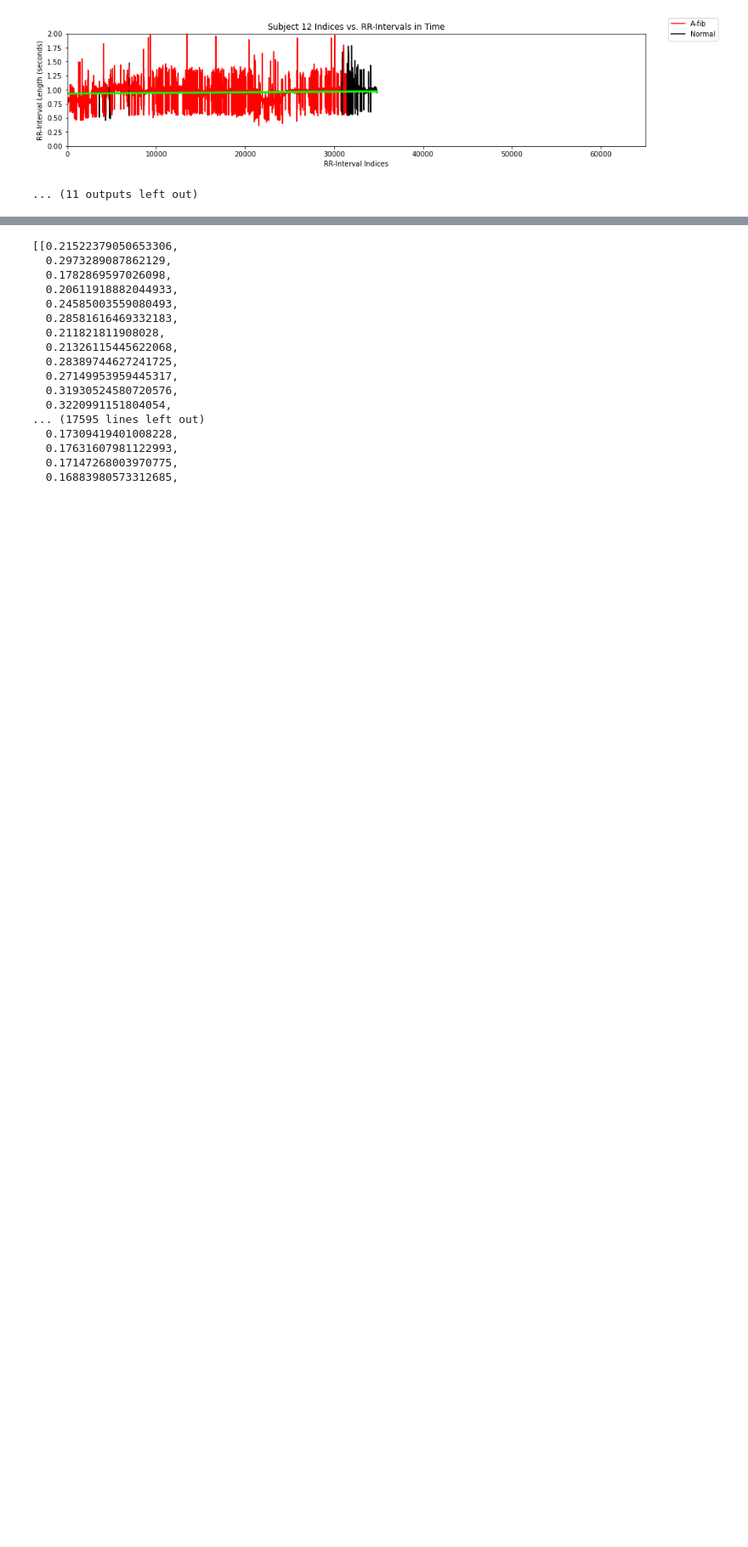
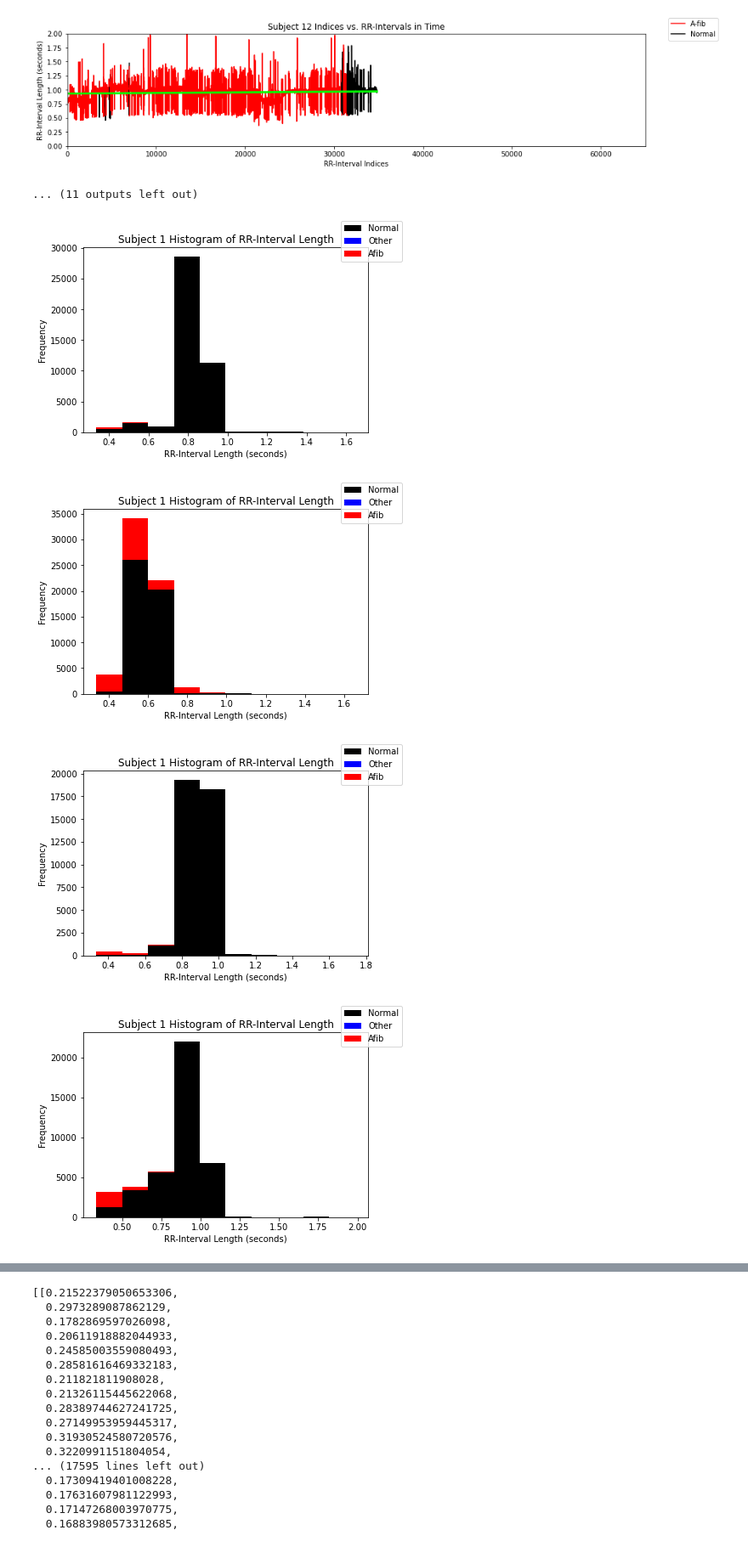
Before and after one commit to NNLUliskey/svsm_ml_2022, a Jupyter notebook: Volatility.ipynb, the cells around one changed output, grey strips where cells are left out. Shown at 85% size. Drawn from its saved outputs; the diff is of its cells as text; code cells hidden in the pictures; blank space fills up the shorter version.

Commit message:
Update Volatility.ipynb
Fixed histograms, removed outliers

```diff
--- a/Volatility.ipynb
+++ b/Volatility.ipynb
@@ -275,29 +275,35 @@ fig.legend(loc='upper right')
 # %%
 colors = ['black', 'b', 'r']
 labels = ['Normal', 'Other', 'Afib']
 bins = 7
-for integer in tqdm(range(0, 23)):
+for df in tqdm(subject_list):
     normal_list = []
     other_list = []
     afib_list = []
     counter = 0
+    integer = 0
 
     fig, axs = plt.subplots()
     plt.title('Subject ' + str(integer+1) + ' Histogram of RR-Interval Length')
     plt.xlabel('RR-Interval Length (seconds)')
     plt.ylabel('Frequency')
 
-    for item in subject_list[integer]['Rhythm']:
+    for item in df['Rhythm']:
         if item == 'N':
-            normal_list.append(rr_timeints[integer][counter])
+            normal_list.append(df['Interval'].iloc[counter])
             counter += 1
         elif item == 'O':
-            other_list.append(rr_timeints[integer][counter])
+            other_list.append(df['Interval'].iloc[counter])
             counter += 1
         elif item == 'A':
-            afib_list.append(rr_timeints[integer][counter])
+            afib_list.append(df['Interval'].iloc[counter])
             counter += 1
-
+    integer += 1
     axs.hist([normal_list, other_list, afib_list], stacked = True, color=colors, label = labels)
     fig.legend(loc='upper right')
     #axs.set_facecolor('limegreen')
+# %% [output]
+[figure, added]
+[figure, added]
+[figure, added]
+[figure, added]
```
Also changed, not shown: parts of 8 cells of this notebook.
